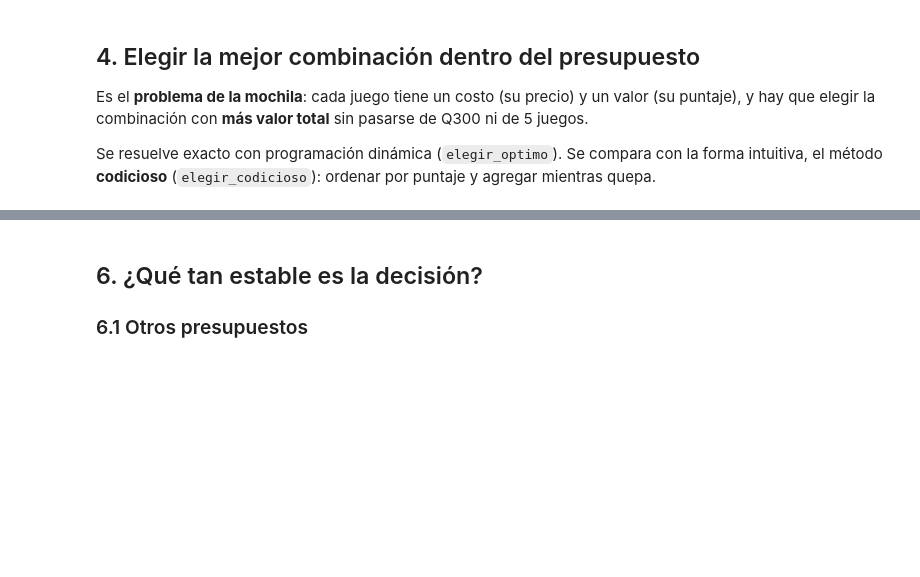
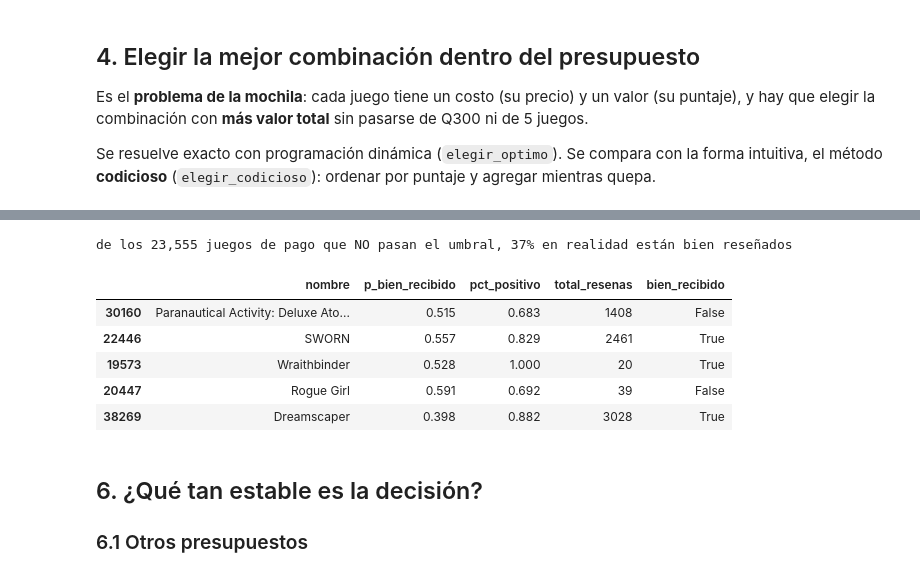
Before and after one commit to Nachopacca24/Data_science_final, a Jupyter notebook: notebooks/05_decision.ipynb, the cells around one changed output, grey strips where cells are left out. Cells and saved outputs as stored; diff of their text form; code cells hidden in the pictures; blank space fills up the shorter version.

```diff
--- a/notebooks/05_decision.ipynb
+++ b/notebooks/05_decision.ipynb
@@ -130,3 +141,17 @@ evitar(cand)[COLS].round(3)
+# %%
+no_pasan = de_pago[~de_pago["pasa_umbral"]]
+print(f"de los {len(no_pasan):,} juegos de pago que NO pasan el umbral, "
+      f"{no_pasan['bien_recibido'].mean():.0%} en realidad están bien reseñados")
+solo_modelo = no_pasan.nlargest(5, "similitud")
+solo_modelo[["nombre", "p_bien_recibido", "pct_positivo", "total_resenas", "bien_recibido"]].round(3)
+# %% [output]
+de los 23,555 juegos de pago que NO pasan el umbral, 37% en realidad están bien reseñados
+|  | nombre | p_bien_recibido | pct_positivo | total_resenas | bien_recibido |
+| 30160 | Paranautical Activity: Deluxe Ato... | 0.515 | 0.683 | 1408 | False |
+| 22446 | SWORN | 0.557 | 0.829 | 2461 | True |
+| 19573 | Wraithbinder | 0.528 | 1.000 | 20 | True |
+| 20447 | Rogue Girl | 0.591 | 0.692 | 39 | False |
+| 38269 | Dreamscaper | 0.398 | 0.882 | 3028 | True |
 # %% [markdown]
 ## 6. ¿Qué tan estable es la decisión?
 ### 6.1 Otros presupuestos
```
Also changed, not shown: parts of 15 cells of this notebook, 5 other files.
